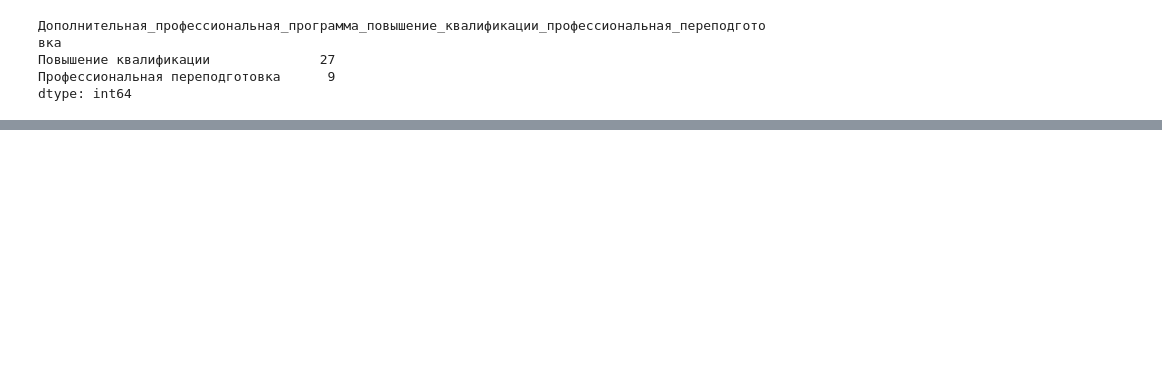
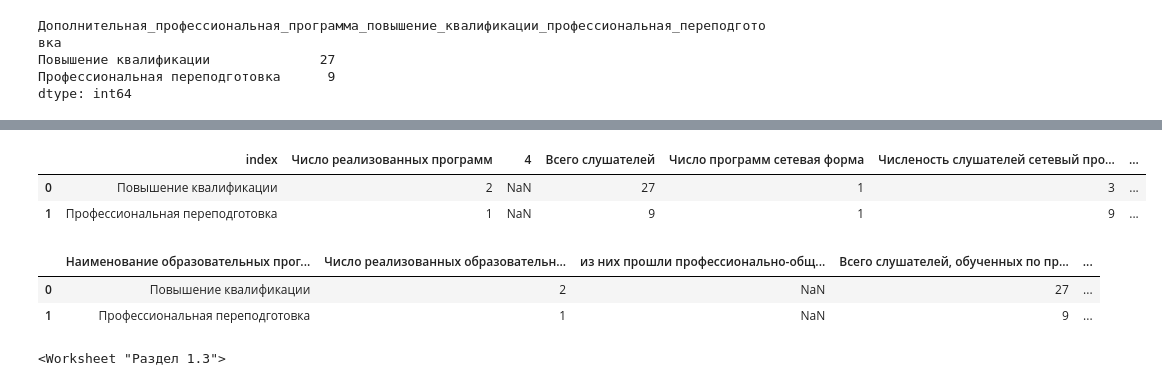
Before and after one commit to t0r1n88/Lindy, a Jupyter notebook: report_1PK.ipynb, the cells around one changed output, grey strips where cells are left out. Saved outputs shown, nothing was run; the diff lists cells and outputs as text; code cells hidden in the pictures; blank space fills up the shorter version.

Commit message:
Реализовал создание таблицы раздела 1.3

```diff
--- a/report_1PK.ipynb
+++ b/report_1PK.ipynb
@@ -39,0 +100,12 @@ df_dpo = df_dpo[df_dpo['']]
+# %%
+# Считаем только тех кто учился на программах исключительно ЭО и ДОТ
+df_dpo_distant_only_dot = df_dpo_distant[df_dpo_distant['Использование_ЭО_или_ДОТ'] == 'Исключительно с ЭО ли ДОТ' ]
+df_1_3['Численность слушателей только ЭО и ДОТ'] = df_dpo_distant_only_dot.groupby('Дополнительная_профессиональная_программа_повышение_квалификации_профессиональная_переподготовка').agg({'ФИО_именительный':'count'})
+# %%
+finish_df_1_3 = df_1_3.reset_index()
+# %%
+finish_df_1_3
+# %% [output]
+|  | index | Число реализованных программ | 4 | Всего слушателей | Число программ сетевая форма | Численость слушателей сетевый про... | ... |
+| 0 | Повышение квалификации | 2 | NaN | 27 | 1 | 3 | ... |
+| 1 | Профессиональная переподготовка | 1 | NaN | 9 | 1 | 9 | ... |
@@ -39,0 +120,13 @@ df_dpo = df_dpo[df_dpo['']]
+# %%
+finish_df_1_3
+# %% [output]
+|  | Наименование образовательных прог... | Число реализованных образовательн... | из них прошли профессионально-общ... | Всего слушателей, обученных по пр... | ... |
+| 0 | Повышение квалификации | 2 | NaN | 27 | ... |
+| 1 | Профессиональная переподготовка | 1 | NaN | 9 | ... |
+# %%
+# Создаем файл excel
+wb = openpyxl.Workbook()
+# Создаем лист раздела 1.3
+wb.create_sheet(title='Раздел 1.3',index=0)
+# %% [output]
+<Worksheet "Раздел 1.3">
```
Also changed, not shown: parts of 20 cells of this notebook.
